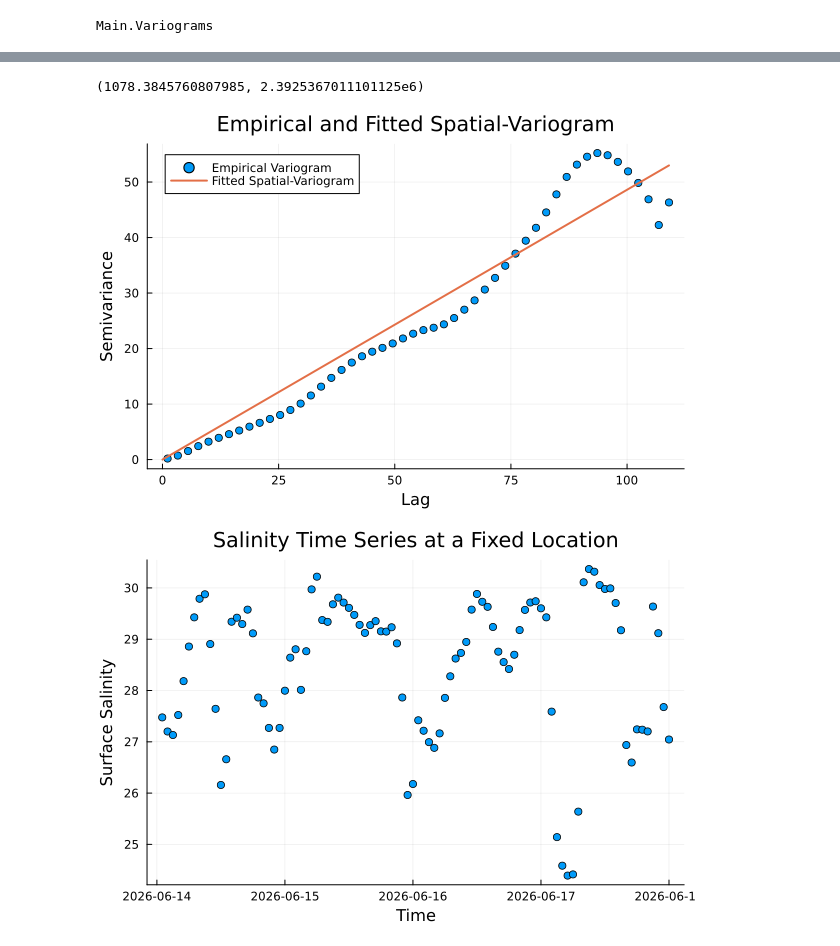
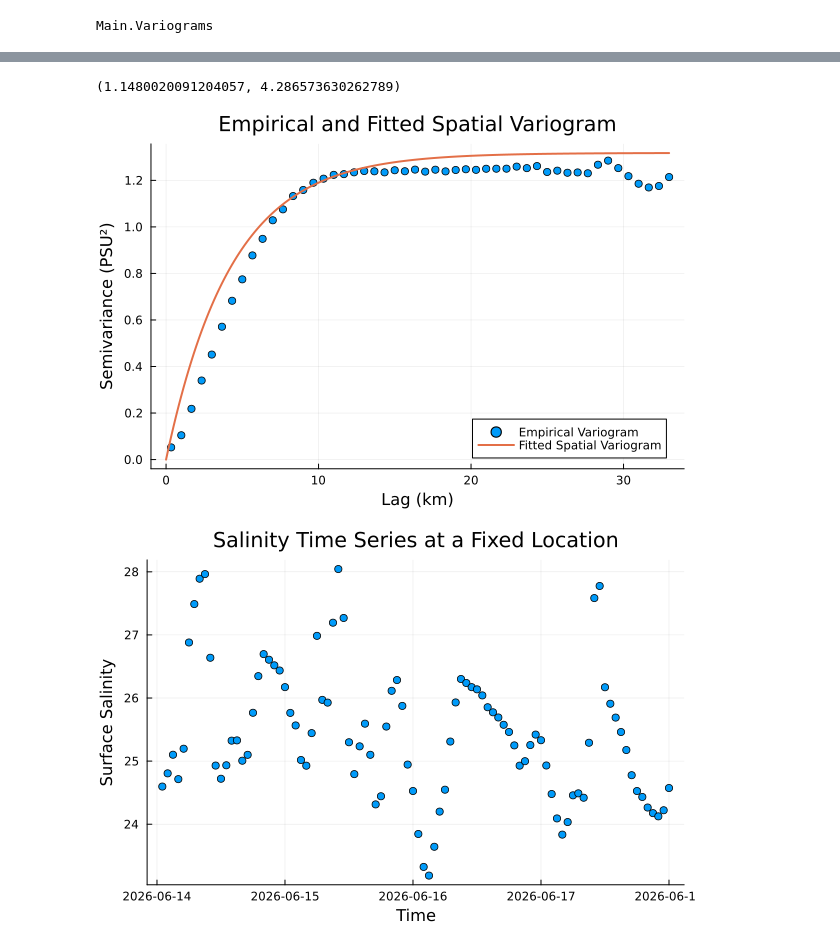
Before and after one commit to kmgovind/scientific-data-models, a Jupyter notebook: chesapeake_bay_salinity/cb_length_scales.ipynb, the cells around one changed output, grey strips where cells are left out. Cells and saved outputs as stored; diff of their text form; code cells hidden in the pictures.

Commit message:
Changed spatial variogram to make an individual average for each point and compare across the entire time domain.

```diff
--- a/chesapeake_bay_salinity/cb_length_scales.ipynb
+++ b/chesapeake_bay_salinity/cb_length_scales.ipynb
@@ -114,24 +137,57 @@ scatter(lags, γ_emp, xlabel="Lag", ylabel="Semivariance", title="Empirical Vari
 # %%
-hp_model = Variograms.hp_fit(good_lons, good_lats, good_sals)
+hp_models = []
+
+for fr in frames
+    lon, lat, salt = load_surface_salinity(fr.file)
+
+    roi = (lat .>= lat_min) .&
+          (lat .<= lat_max) .&
+          (lon .>= lon_min) .&
+          (lon .<= lon_max)
+
+    # salinity anomaly relative to temporal mean field
+    sal_diff = salt[roi] .- sal_avg
+
+    hp_model = Variograms.hp_fit(
+        lon[roi],
+        lat[roi],
+        sal_diff
+    )
+
+    push!(hp_models, hp_model)
+end
+
+using Statistics
+
+param1 = [m[1] for m in hp_models]
+param2 = [m[2] for m in hp_models]
+
+median_param1 = median(param1)
+median_param2 = median(param2)
+
+hp_model = (median_param1, median_param2)
+
 println(hp_model)
 # %% [output]
-(1078.3845760807985, 2.3925367011101125e6)
+(1.1480020091204057, 4.286573630262789)
 # %%
 lag_grid = range(0, stop=maximum(lags), length=200)
 γ_model = Variograms.spatio_variogram(lag_grid, hp_model)
 
 scatter(lags, γ_emp,
     label="Empirical Variogram",
-    xlabel="Lag",
-    ylabel="Semivariance",
-    title="Empirical and Fitted Spatial-Variogram"
+    xlabel="Lag (km)",
+    ylabel="Semivariance (PSU²)",
+    title="Empirical and Fitted Spatial Variogram"
 )
-plot!(lag_grid, γ_model, label="Fitted Spatial-Variogram", lw=2)
+plot!(lag_grid, γ_model, label="Fitted Spatial Variogram", lw=2)
+savefig("spatial_variogram.png")
+plot!()
 # %% [output]
-[figure, old version]
+[figure, new version]
 # %%
-target_lon = (lon_min + lon_max) / 2 -0.1
-target_lat = (lat_min + lat_max) / 2
+target_lon = (lon_min + lon_max) / 2 - 0.05
+target_lat = (lat_min + lat_max) / 2 + 0.05
 
 function nearest_grid_index(lon, lat, target_lon, target_lat)
     d2 = (lon .- target_lon).^2 .+ (lat .- target_lat).^2
@@ -160,7 +216,7 @@ plot(times, salinity_ts,
     legend = false
 )
 # %% [output]
-[figure, old version]
+[figure, new version]
 # %%
 # compute empirical variogram (adjust nbins/maxlag as needed)
 bins = Variograms.empirical_temporal_variogram(times, salinity_ts)
```
Also changed, not shown: parts of 5 cells of this notebook, 3 other files.
